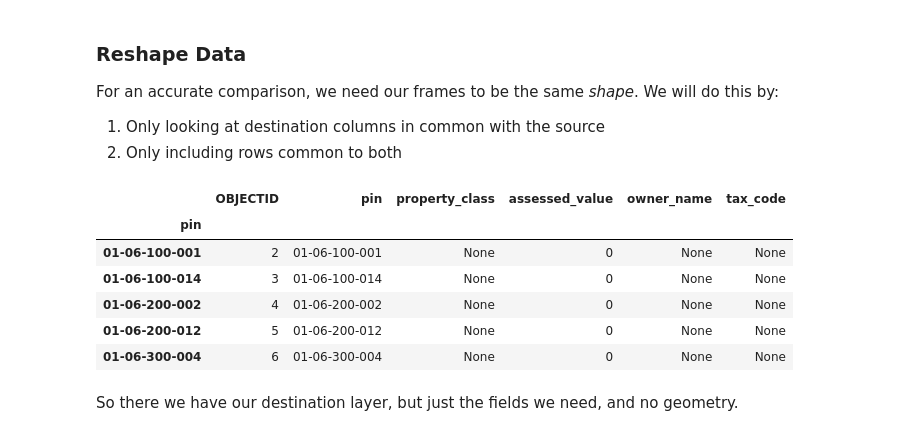
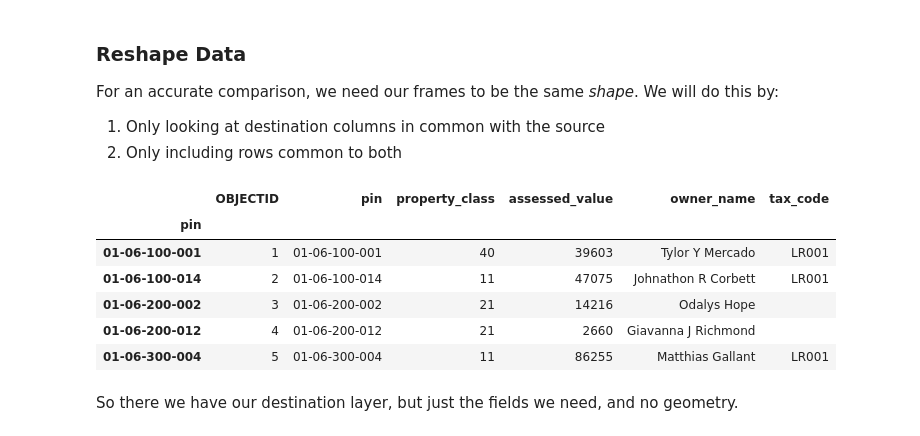
Before and after one commit to jdcarls2/ilgisa-2022, a Jupyter notebook: hosted-copy/hosted-copy.ipynb, the cells around one changed output. Drawn from its saved outputs; the diff is of its cells as text; code cells hidden in the pictures.

```diff
--- a/hosted-copy/hosted-copy.ipynb
+++ b/hosted-copy/hosted-copy.ipynb
@@ -134,12 +134,14 @@ Probably goes without saying, but anything you can do to reduce the workload on
 from arcgis.gis import GIS
 from arcgis.features import GeoAccessor
 import pandas as pd
+from datetime import datetime
 
 # Connect to AGOL
 gis = GIS(profile='AGOL')
 
 # Get Destination Layer
 dest = gis.content.get('5ab5004c86f341278c6b1d996e551cb4')
+dlayer = dest.layers[0]
 
 dest
 # %% [output]
@@ -199,23 +215,31 @@ s_df.head()
 For an accurate comparison, we need our frames to be the same *shape*. We will do this by:
 1. Only looking at destination columns in common with the source
 1. Only including rows common to both
+# %%
+a_cols = [
+    'pin',
+    'property_class',
+    'assessed_value',
+    'owner_name',
+    'tax_code'
+]
 # %%
 # Query destination, no shapes, subset of fields
-dest_a = dest.layers[0].query(
-    out_fields=a_df.columns.to_list(),
+dest_a = dlayer.query(
+    out_fields=a_cols,
     as_df=True,
     return_geometry=False
 ).set_index('pin', drop=False)
 
 dest_a.head()
 # %% [output]
 |  | OBJECTID | pin | property_class | assessed_value | owner_name | tax_code |
 | pin |  |  |  |  |  |  |
-| 01-06-100-001 | 2 | 01-06-100-001 | None | 0 | None | None |
-| 01-06-100-014 | 3 | 01-06-100-014 | None | 0 | None | None |
-| 01-06-200-002 | 4 | 01-06-200-002 | None | 0 | None | None |
-| 01-06-200-012 | 5 | 01-06-200-012 | None | 0 | None | None |
-| 01-06-300-004 | 6 | 01-06-300-004 | None | 0 | None | None |
+| 01-06-100-001 | 1 | 01-06-100-001 | 40 | 39603 | Tylor Y Mercado | LR001 |
+| 01-06-100-014 | 2 | 01-06-100-014 | 11 | 47075 | Johnathon R Corbett | LR001 |
+| 01-06-200-002 | 3 | 01-06-200-002 | 21 | 14216 | Odalys Hope |  |
+| 01-06-200-012 | 4 | 01-06-200-012 | 21 | 2660 | Giavanna J Richmond |  |
+| 01-06-300-004 | 5 | 01-06-300-004 | 11 | 86255 | Matthias Gallant | LR001 |
 # %% [markdown]
 So there we have our destination layer, but just the fields we need, and no geometry.
 # %%
```
Also changed, not shown: parts of 50 cells of this notebook.
